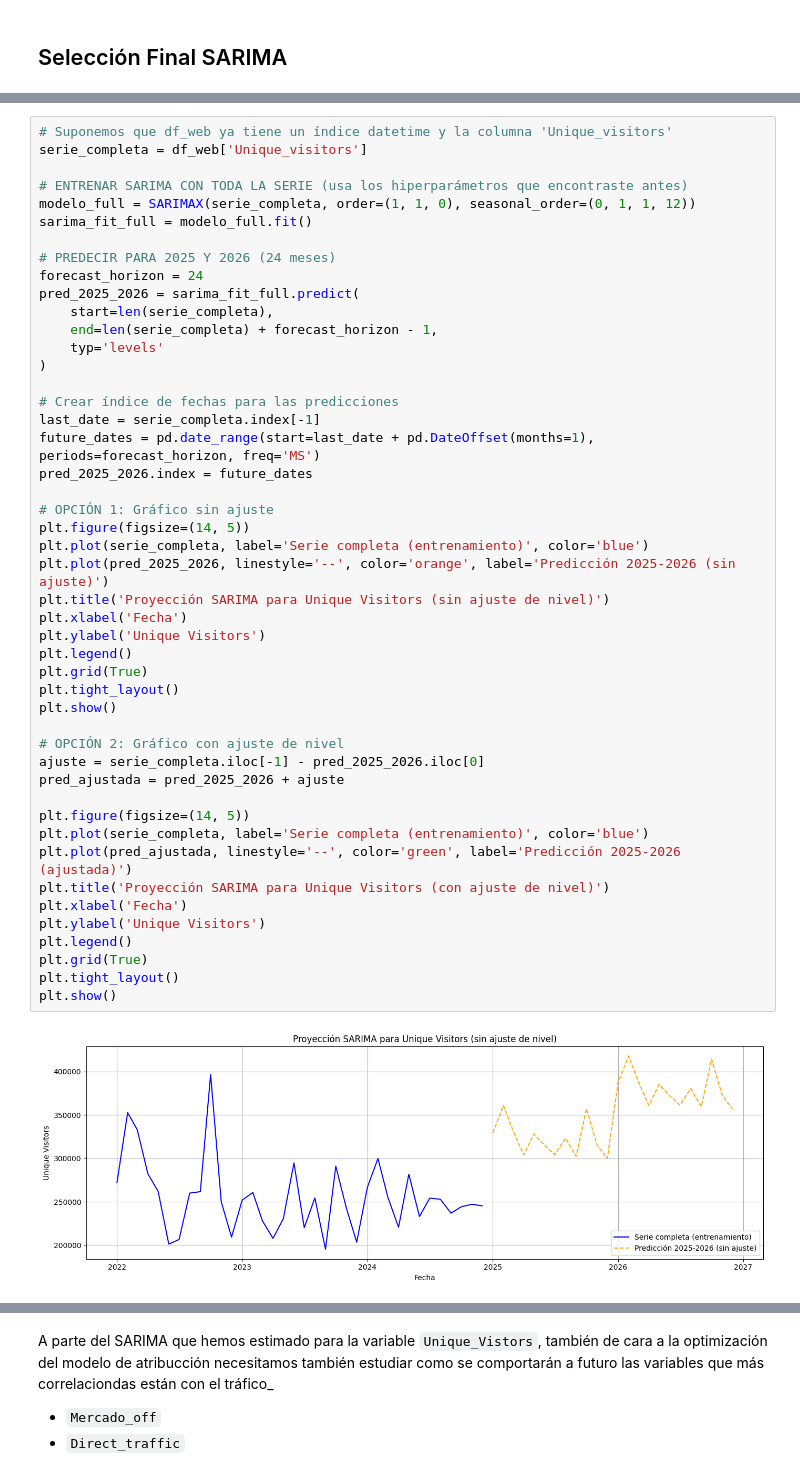
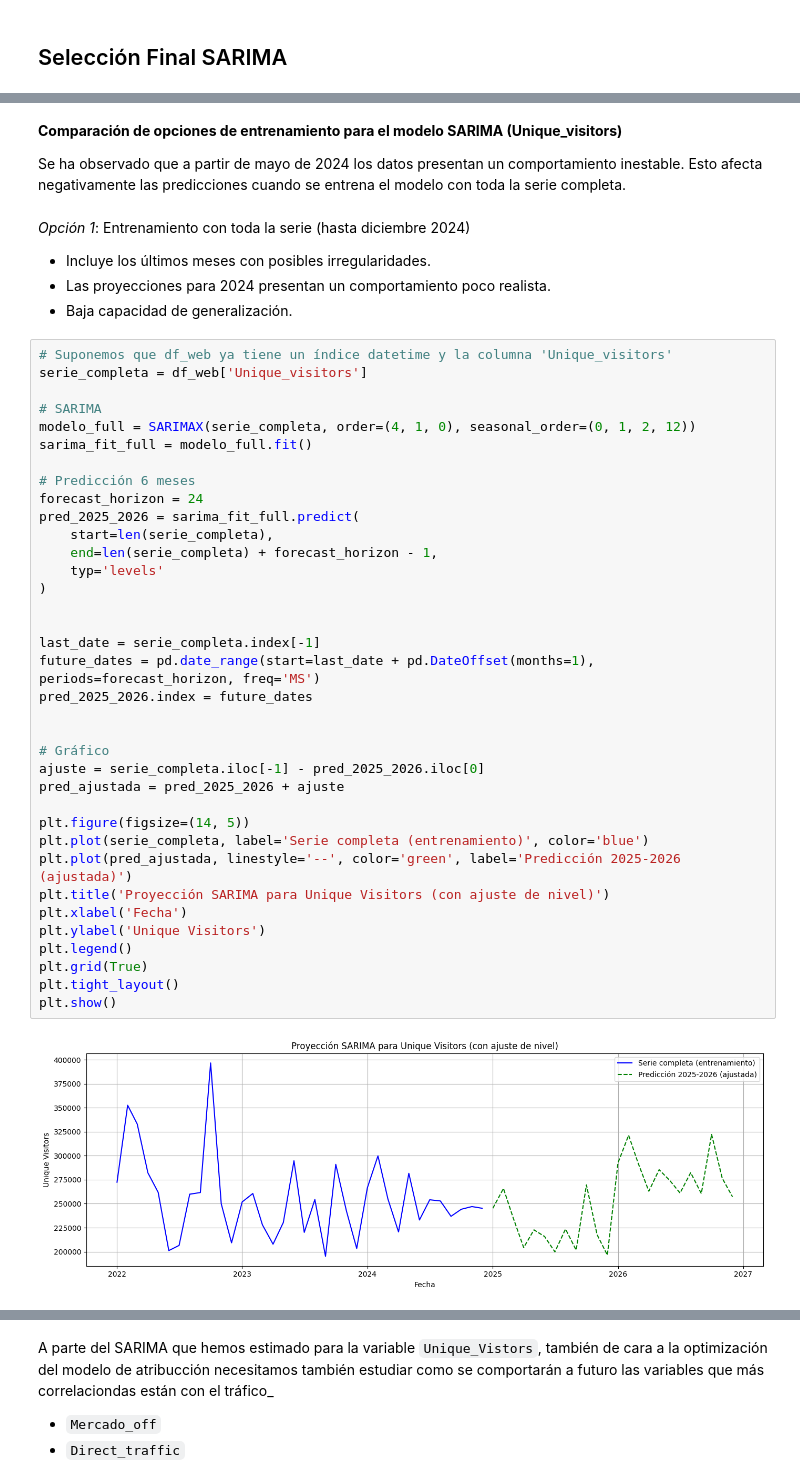
Before and after one commit to martinagg7/ia_MMM, a Jupyter notebook: notebooks/01_Sarima.ipynb, the cells around one changed output, grey strips where cells are left out. Cells and saved outputs as stored; diff of their text form.

```diff
--- a/notebooks/01_Sarima.ipynb
+++ b/notebooks/01_Sarima.ipynb
@@ -673,49 +656,47 @@ plt.show()
+# %% [markdown]
+**Comparación de opciones de entrenamiento para el modelo SARIMA (Unique_visitors)**
+
+Se ha observado que a partir de mayo de 2024 los datos presentan un comportamiento inestable. Esto afecta negativamente las predicciones cuando se entrena el modelo con toda la serie completa.
+# %% [markdown]
+*Opción 1*: Entrenamiento con toda la serie (hasta diciembre 2024)
+- Incluye los últimos meses con posibles irregularidades.
+- Las proyecciones para 2024 presentan un comportamiento poco realista.
+- Baja capacidad de generalización.
 # %%
 # Suponemos que df_web ya tiene un índice datetime y la columna 'Unique_visitors'
 serie_completa = df_web['Unique_visitors']
 
-# ENTRENAR SARIMA CON TODA LA SERIE (usa los hiperparámetros que encontraste antes)
-modelo_full = SARIMAX(serie_completa, order=(1, 1, 0), seasonal_order=(0, 1, 1, 12))
+# SARIMA
+modelo_full = SARIMAX(serie_completa, order=(4, 1, 0), seasonal_order=(0, 1, 2, 12))
 sarima_fit_full = modelo_full.fit()
 
-# PREDECIR PARA 2025 Y 2026 (24 meses)
+# Predicción 6 meses
 forecast_horizon = 24
 pred_2025_2026 = sarima_fit_full.predict(
     start=len(serie_completa),
     end=len(serie_completa) + forecast_horizon - 1,
     typ='levels'
 )
 
-# Crear índice de fechas para las predicciones
+
 last_date = serie_completa.index[-1]
 future_dates = pd.date_range(start=last_date + pd.DateOffset(months=1), periods=forecast_horizon, freq='MS')
 pred_2025_2026.index = future_dates
 
-# OPCIÓN 1: Gráfico sin ajuste
-plt.figure(figsize=(14, 5))
-plt.plot(serie_completa, label='Serie completa (entrenamiento)', color='blue')
-plt.plot(pred_2025_2026, linestyle='--', color='orange', label='Predicción 2025-2026 (sin ajuste)')
-plt.title('Proyección SARIMA para Unique Visitors (sin ajuste de nivel)')
-plt.xlabel('Fecha')
-plt.ylabel('Unique Visitors')
-plt.legend()
-plt.grid(True)
-plt.tight_layout()
-plt.show()
 
-# OPCIÓN 2: Gráfico con ajuste de nivel
+# Gráfico
 ajuste = serie_completa.iloc[-1] - pred_2025_2026.iloc[0]
 pred_ajustada = pred_2025_2026 + ajuste
 
 plt.figure(figsize=(14, 5))
 plt.plot(serie_completa, label='Serie completa (entrenamiento)', color='blue')
 plt.plot(pred_ajustada, linestyle='--', color='green', label='Predicción 2025-2026 (ajustada)')
 plt.title('Proyección SARIMA para Unique Visitors (con ajuste de nivel)')
 plt.xlabel('Fecha')
 plt.ylabel('Unique Visitors')
 plt.legend()
 plt.grid(True)
 plt.tight_layout()
 plt.show()
 # %% [output]
-[figure, old version]
+[figure, new version]
```
Also changed, not shown: parts of 30 cells of this notebook, 4 other files.
